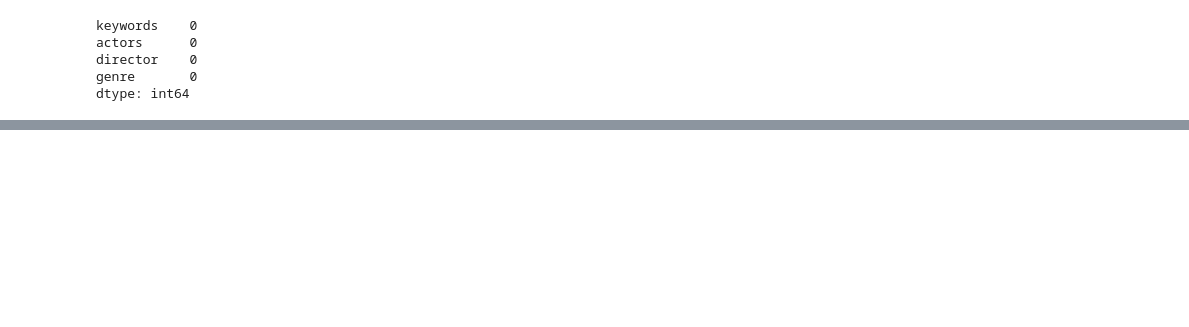
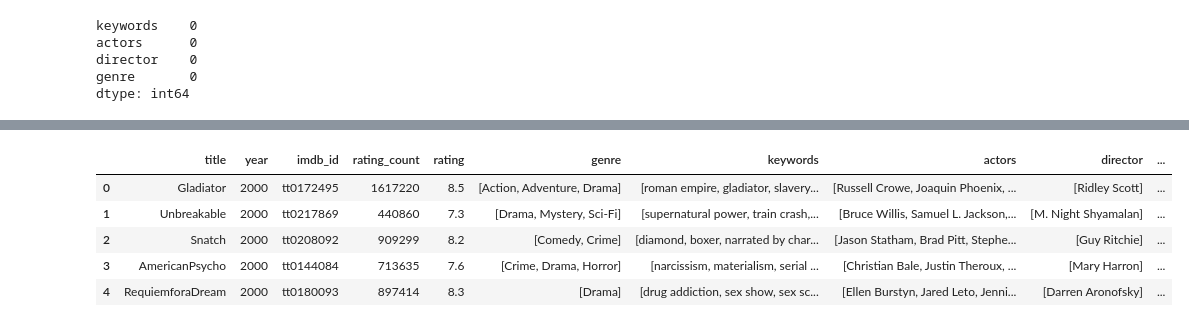
Before and after one commit to HemantRajSingh/MovieMatch, a Jupyter notebook: notebooks/data_preprocessing.ipynb, the cells around one changed output, grey strips where cells are left out. Drawn from its saved outputs; the diff is of its cells as text; code cells hidden in the pictures; blank space fills up the shorter version.

```diff
--- a/notebooks/data_preprocessing.ipynb
+++ b/notebooks/data_preprocessing.ipynb
@@ -310,0 +313,13 @@ df.head()
+# %%
+# remove unnecessary columns
+unrelevant_cols = ['image_link', 'trailer_link']
+df.drop(columns=unrelevant_cols, inplace=True)
+# %%
+df.head()
+# %% [output]
+|  | title | year | imdb_id | rating_count | rating | genre | keywords | actors | director | ... |
+| 0 | Gladiator | 2000 | tt0172495 | 1617220 | 8.5 | [Action, Adventure, Drama] | [roman empire, gladiator, slavery... | [Russell Crowe, Joaquin Phoenix, ... | [Ridley Scott] | ... |
+| 1 | Unbreakable | 2000 | tt0217869 | 440860 | 7.3 | [Drama, Mystery, Sci-Fi] | [supernatural power, train crash,... | [Bruce Willis, Samuel L. Jackson,... | [M. Night Shyamalan] | ... |
+| 2 | Snatch | 2000 | tt0208092 | 909299 | 8.2 | [Comedy, Crime] | [diamond, boxer, narrated by char... | [Jason Statham, Brad Pitt, Stephe... | [Guy Ritchie] | ... |
+| 3 | AmericanPsycho | 2000 | tt0144084 | 713635 | 7.6 | [Crime, Drama, Horror] | [narcissism, materialism, serial ... | [Christian Bale, Justin Theroux, ... | [Mary Harron] | ... |
+| 4 | RequiemforaDream | 2000 | tt0180093 | 897414 | 8.3 | [Drama] | [drug addiction, sex show, sex sc... | [Ellen Burstyn, Jared Leto, Jenni... | [Darren Aronofsky] | ... |
```
Also changed, not shown: parts of 9 cells of this notebook, 4 other files.
